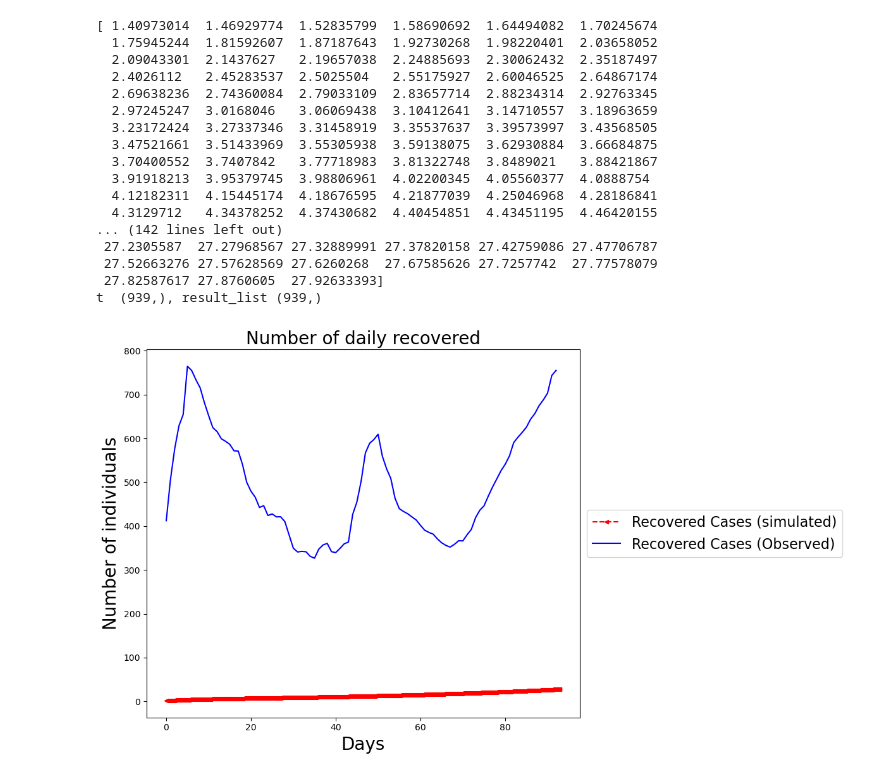
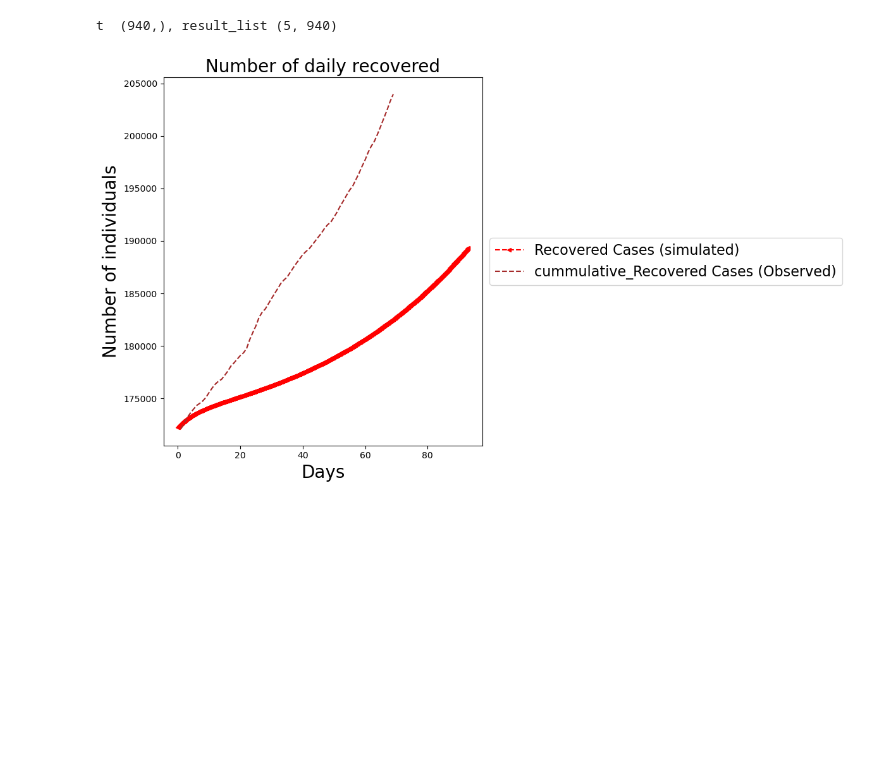
Before and after one commit to Evenicezer/MA_curve_fit, a Jupyter notebook: Main_Folder/overlay_curve_fit.ipynb, the cells around one changed output. Cells and saved outputs as stored; diff of their text form; code cells hidden in the pictures; blank space fills up the shorter version.

```diff
--- a/Main_Folder/overlay_curve_fit.ipynb
+++ b/Main_Folder/overlay_curve_fit.ipynb
@@ -35,6 +35,6 @@ Name: Recovered, Length: 93, dtype: int64
 # %%
-def derivative_rhs( X,t):
-    S, E, A, I, F, R, D = X
+def derivative_rhs( t,x):
+    S, E, A, I, F, R, D = x
     derivS = - contacts * transmission_prob * S * (I + reducing_transmission * A) / total_population
     derivE = contacts * transmission_prob * S * (I + reducing_transmission * A) / total_population - E / exposed_period
     derivA = prob_asymptomatic * E / exposed_period - A / asymptomatic_period
@@ -90,69 +118,44 @@ mortality_infected = 0.1
 # %%
-#tmax = t_fit  # maximum simulation day
-tmax = 90#269
-fslarge = 20
-fssmall = 16
 
+#  simulated data
+solution = seaifrd_model(t, contacts, initial_conditions, transmission_prob, total_population, reducing_transmission,
+                             exposed_period, asymptomatic_period, infectious_period, isolated_period,
+                             prob_asymptomatic, prob_quarant_inf, test_asy, dev_symp, mortality_isolated, mortality_infected)
 
-t_fit = df_observed['days'].max()
-# Plot simulation results
-t = np.linspace(0, t_fit, (t_fit +1) * 10)
+#result_list = np.diff(solution_seaifrd[:, 6])#--------------------------------------applying numpy for the difference
+R_value = solution.y[:5]
+times = solution.t
 
-fig, ax = plt.subplots(figsize=[12, 7])
+#print(R_value)
 
 
 
 
 
-#  simulated data
-solution_seaifrd = integrate.odeint(derivative_rhs, [S0, E0, A0, I0, F0, R0, D0], t)
-result_list = np.diff(solution_seaifrd[:, 6])#--------------------------------------applying numpy for the difference
-print(result_list)
-
-
-
-
-
-t = t[:-1]#------------------------reducing last row, as my result_list is one row shorter
-print(f't  {t.shape}, result_list {result_list.shape}')
-
-ax.plot(t, result_list, label='Recovered Cases (simulated)', linestyle='--', marker='<', color='red', markersize=4)
+#t = t[:-1]#------------------------reducing last row, as my result_list is one row shorter
+print(f't  {t.shape}, result_list {R_value.shape}')
+fig, ax = plt.subplots(figsize=[12, 7])
+ax.plot(times, R_value[1]+R0, label='Recovered Cases (simulated)', linestyle='--', marker='<', color='red', markersize=4)
 #print(f'simulated ,{solution_seaifrd[:, 5]}')
 #storing_list = solution_seaifrd[:, 5]
 #print(storing_list)
 
 # Overlay the graph of observed confirmed cases
-ax.plot(df['n_recovered'],  label='Recovered Cases (Observed)', linestyle='-', color='blue')
-
+#ax.plot(df['n_recovered'],  label='daily_Recovered Cases (Observed)', linestyle='-', color='blue')
+ax.plot(range(1,70),list(df['Recovered'])[24:],  label='cummulative_Recovered Cases (Observed)', linestyle='--', color='brown')
 # title
 ax.set_xlabel('Days', fontsize=fslarge)
 ax.set_ylabel('Number of individuals', fontsize=fslarge)
 ax.set_title('Number of daily recovered', fontsize=fslarge)
 
 #  legend
 ax.legend(fontsize=fssmall, loc='center left', bbox_to_anchor=(1, 0.5))
 
 #  layout
 plt.tight_layout()
 
 # Show the plot
 plt.show()
 # %% [output]
-[ 1.40973014  1.46929774  1.52835799  1.58690692  1.64494082  1.70245674
-  1.75945244  1.81592607  1.87187643  1.92730268  1.98220401  2.03658052
-  2.09043301  2.1437627   2.19657038  2.24885693  2.30062432  2.35187497
-  2.4026112   2.45283537  2.5025504   2.55175927  2.60046525  2.64867174
-  2.69638236  2.74360084  2.79033109  2.83657714  2.88234314  2.92763345
-  2.97245247  3.0168046   3.06069438  3.10412641  3.14710557  3.18963659
-  3.23172424  3.27337346  3.31458919  3.35537637  3.39573997  3.43568505
-  3.47521661  3.51433969  3.55305938  3.59138075  3.62930884  3.66684875
-  3.70400552  3.7407842   3.77718983  3.81322748  3.8489021   3.88421867
-  3.91918213  3.95379745  3.98806961  4.02200345  4.05560377  4.0888754
-  4.12182311  4.15445174  4.18676595  4.21877039  4.25046968  4.28186841
-  4.3129712   4.34378252  4.37430682  4.40454851  4.43451195  4.46420155
-... (142 lines left out)
- 27.2305587  27.27968567 27.32889991 27.37820158 27.42759086 27.47706787
- 27.52663276 27.57628569 27.6260268  27.67585626 27.7257742  27.77578079
- 27.82587617 27.8760605  27.92633393]
-t  (939,), result_list (939,)
+t  (940,), result_list (5, 940)
-[figure, old version]
+[figure, new version]
```
Also changed, not shown: parts of 6 cells of this notebook, 5 other files.
